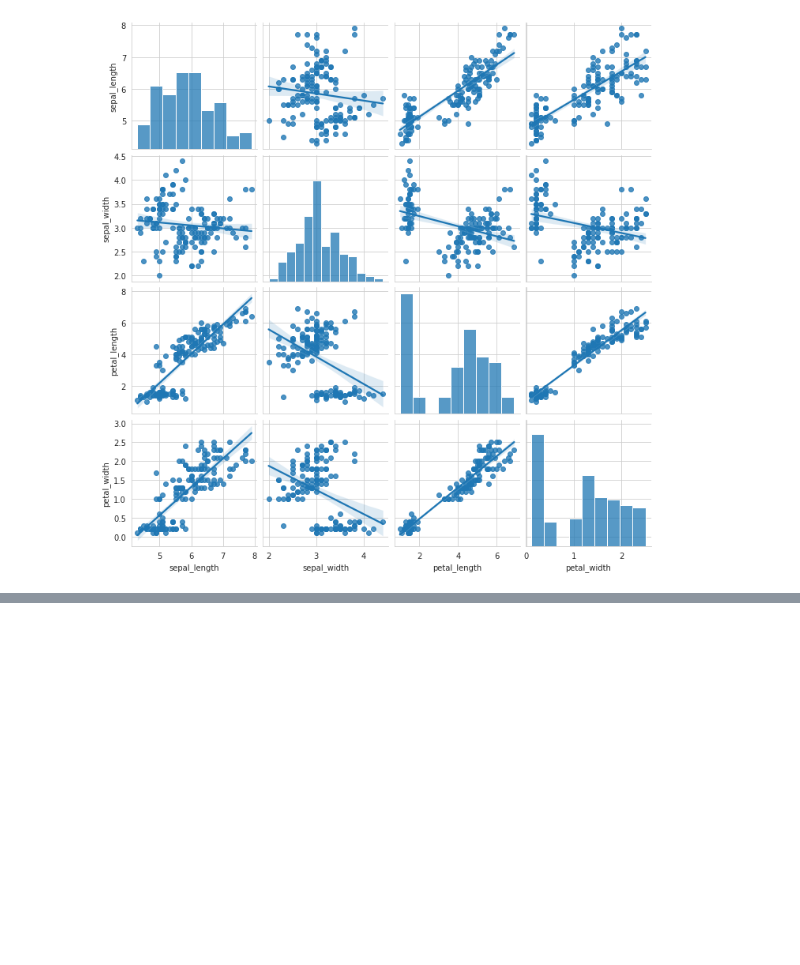
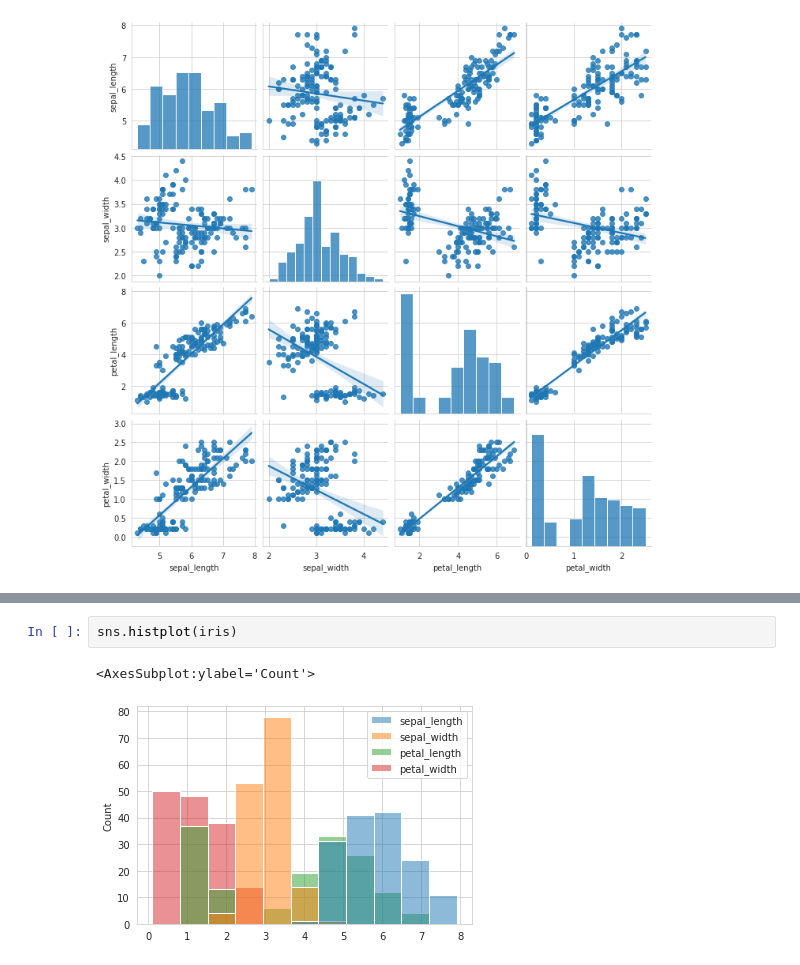
Before and after one commit to Bhagyamol/DES-LAB, a Jupyter notebook: CYCLE-3/CYCLE 3.ipynb, the cells around one changed output, grey strips where cells are left out. Drawn from its saved outputs; the diff is of its cells as text; blank space fills up the shorter version.

```diff
--- a/CYCLE-3/CYCLE 3.ipynb
+++ b/CYCLE-3/CYCLE 3.ipynb
@@ -89,0 +95,5 @@ sns.pairplot(iris,kind="reg")
+# %%
+sns.histplot(iris)
+# %% [output]
+<AxesSubplot:ylabel='Count'>
+[figure, added]
```
Also changed, not shown: parts of 4 cells of this notebook.
